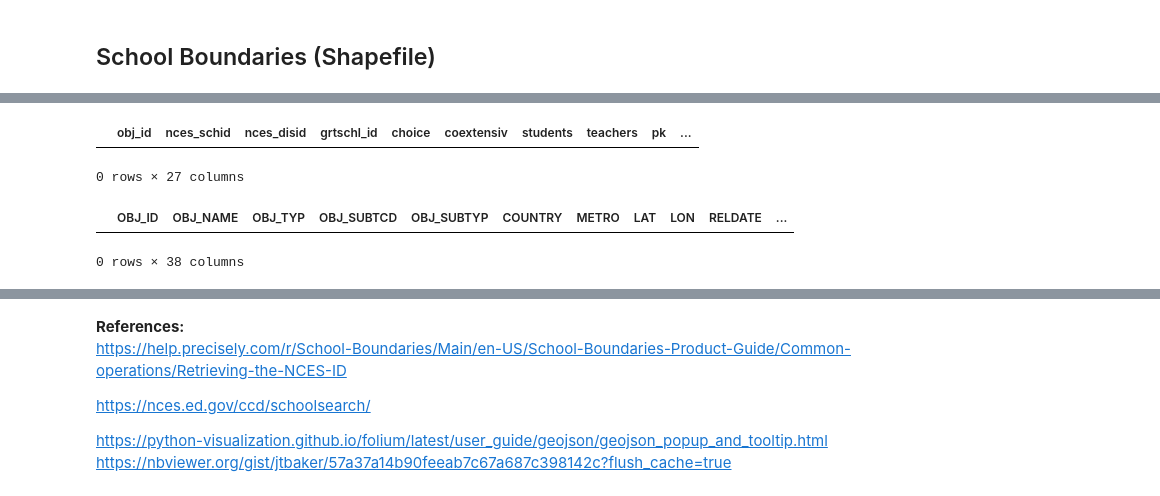
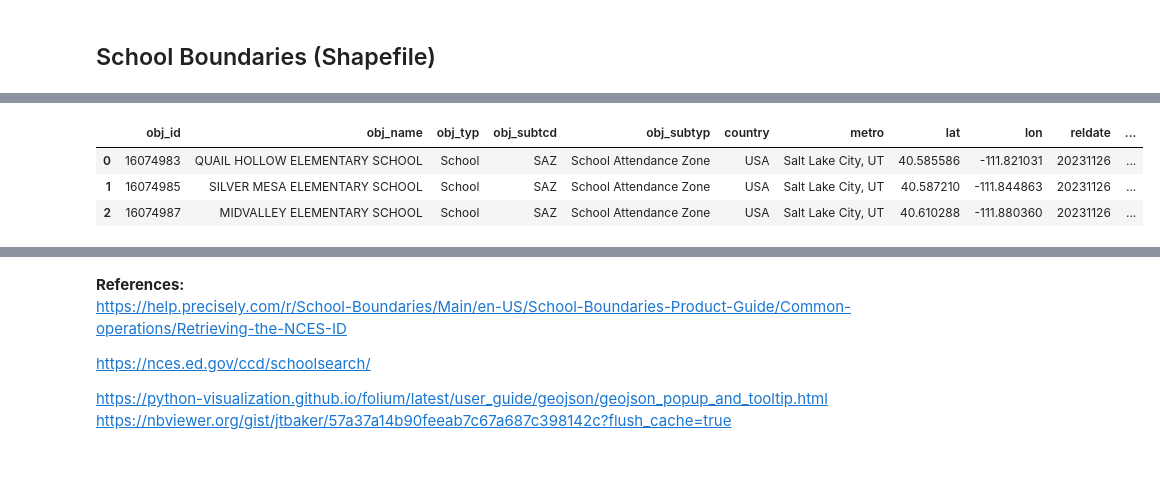
Before and after one commit to PMattox/fs, a Jupyter notebook: precisely_exploration.ipynb, the cells around one changed output, grey strips where cells are left out. Drawn from its saved outputs; the diff is of its cells as text; code cells hidden in the pictures; blank space fills up the shorter version.

```diff
--- a/precisely_exploration.ipynb
+++ b/precisely_exploration.ipynb
@@ -32,3 +35,8 @@ filepath = '/Users/preston.mattox@finalsite.com/Downloads/SCHOOL_BOUNDARIES_USA_
 file = 'school_attendance_zone_objects_usa_sample.shp'
 # %%
 saz = gpd.read_file(filepath+file)
+
+# column names to lowercase
+saz.columns= saz.columns.str.lower()
+
+saz.head(3)
@@ -142,6 +142,6 @@ Maybe go through `school_attendance_zone_primary_attributes_usa` instead? That s
 # %%
-# find the new file
-file = 'school_point_primary_attributes_usa_sample.csv'
-s_att = pd.read_csv(filepath+file)
-s_att.head()
+# find the file for attendance zone attributes
+file_saz_t = 'school_attendance_zone_tertiary_attributes_usa_sample.csv'
+saz_t = pd.read_csv(filepath+file_saz_t)
+saz_t.head()
 # %% [output]
@@ -165,10 +154,9 @@ saz.head()
-# %%
-s_att.loc[s_att['nces_schid'].isin([490014200658])]
-# %% [output]
-|  | obj_id | nces_schid | nces_disid | grtschl_id | choice | coextensiv | students | teachers | pk | ... |
-0 rows × 27 columns
 # %%
-saz.join(s_att.set_index('obj_id'), on='OBJ_ID', how='inner')
+# join with the attributes data to get low/high grades
+saz_all_att = saz.join(saz_t.set_index('obj_id_saz'), on='obj_id', how='inner')
+saz_all_att.head(3)
 # %% [output]
-|  | OBJ_ID | OBJ_NAME | OBJ_TYP | OBJ_SUBTCD | OBJ_SUBTYP | COUNTRY | METRO | LAT | LON | RELDATE | ... |
+|  | obj_id | obj_name | obj_typ | obj_subtcd | obj_subtyp | country | metro | lat | lon | reldate | ... |
+| 0 | 16074983 | QUAIL HOLLOW ELEMENTARY SCHOOL | School | SAZ | School Attendance Zone | USA | Salt Lake City, UT | 40.585586 | -111.821031 | 20231126 | ... |
+| 1 | 16074985 | SILVER MESA ELEMENTARY SCHOOL | School | SAZ | School Attendance Zone | USA | Salt Lake City, UT | 40.587210 | -111.844863 | 20231126 | ... |
+| 2 | 16074987 | MIDVALLEY ELEMENTARY SCHOOL | School | SAZ | School Attendance Zone | USA | Salt Lake City, UT | 40.610288 | -111.880360 | 20231126 | ... |
-0 rows × 38 columns
```
Also changed, not shown: parts of 28 cells of this notebook.
